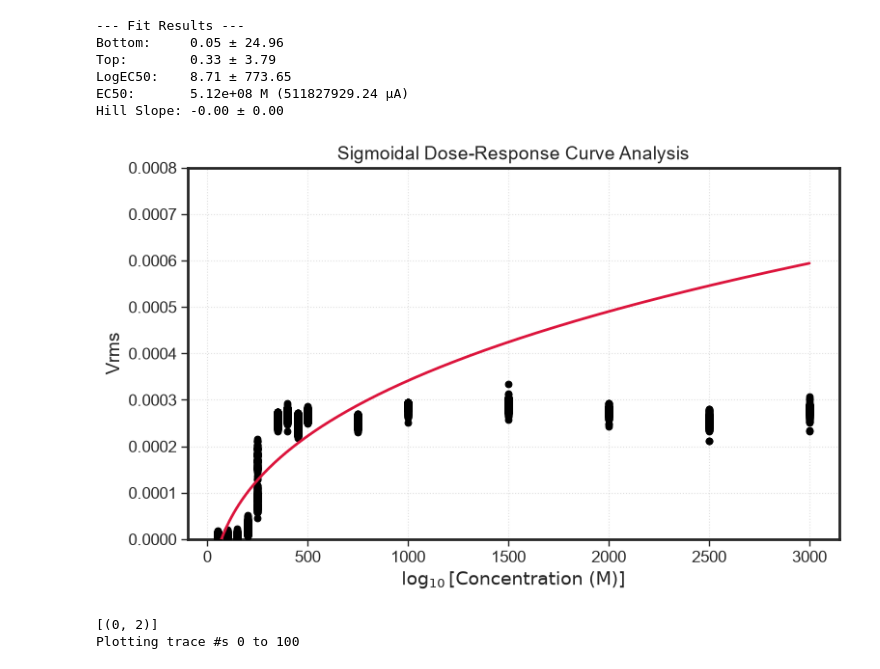
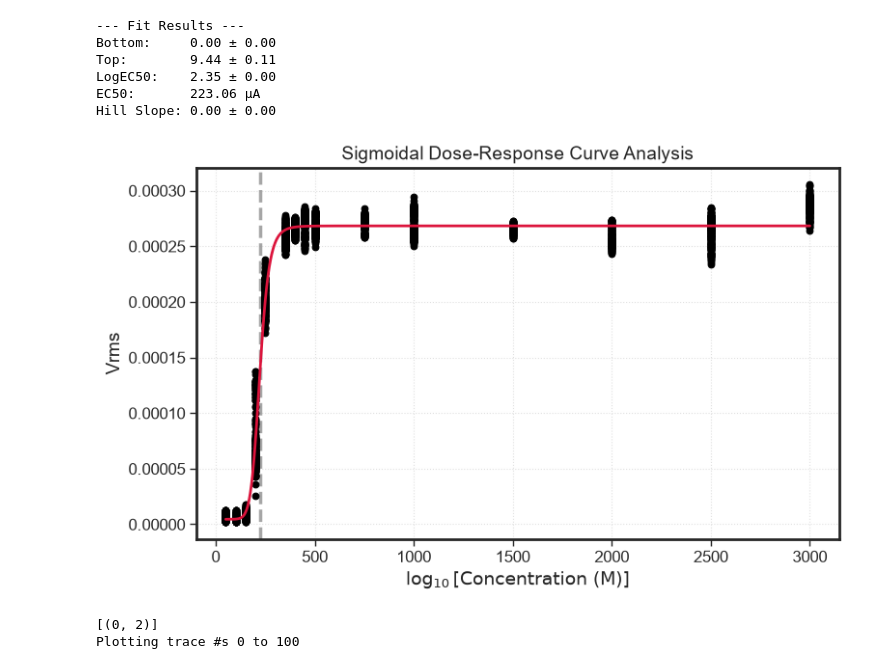
Before and after one commit to ludwig-lab/pyeCAP, a Jupyter notebook: dev/KC_pulseDRC.ipynb, the cells around one changed output. Saved outputs shown, nothing was run; the diff lists cells and outputs as text; code cells hidden in the pictures.

```diff
--- a/dev/KC_pulseDRC.ipynb
+++ b/dev/KC_pulseDRC.ipynb
@@ -135,6 +176,36 @@ rms = EMGf.pulse_RMS(parameters = stimDF.index.tolist(), channels = 'Wav1 8', wi
 rms_max = np.max([np.max(rms[param]) for param in rms.keys()])
 
 # Need to find a way to identify outlier pulses (e.g. those that had the preamp rail and exclude them from the analysis)
+for param in rms.keys():
+
+    d = rms[param]
+
+    # Interquartile Range Method
+    q1,q3 = np.percentile(d, [25,75])
+    iqr = q3 - q1
+
+    lower_bound = q1 - 1.5 * iqr
+    upper_bound = q3 + 1.5 * iqr
+
+    iqr_outlier_mask = (d < lower_bound) | (d > upper_bound)
+    iqr_clean_mask = (d >= lower_bound) & (d <= upper_bound)
+
+    iqr_outliers = d[iqr_outlier_mask]
+    iqr_clean = d[iqr_clean_mask]
+
+    #Z-Score Method
+    z_score = np.abs(scipy.stats.zscore(d))
+
+    z_outlier_mask = (z_score >= 3)
+    z_clean_mask = (z_score < 3)
+
+    z_outliers = (d[z_outlier_mask])
+    z_clean = (d[z_clean_mask])
+
+    print(param, len(iqr_outliers), len(z_outliers))
+
+    rms[param] = iqr_clean
+    #rms[param] = z_clean
 
 # Construct long format data array where one dim is pulse amplitude and the other is the Y values
 data = []
@@ -142,7 +213,7 @@ for param in rms.keys():
     amp = np.abs(stimDF.loc[param, 'pulse amplitude A (μA)'])
     amp_array = np.ones((rms[param].shape[0],1)) * amp
 
-    data.append( np.hstack([amp_array, rms[param]]))
+    data.append( np.column_stack([amp_array, rms[param]]))
     #data.append( np.hstack([amp_array, rms[param]/rms_max]))
 
     #print(amp)
@@ -161,42 +248,41 @@ ec50_molar = 10**log_ec50
 # ss_tot = np.sum((response - np.mean(response))**2)
 # r_squared = 1 - (ss_res / ss_tot)
 
 # Print Summary
 print(f"--- Fit Results ---")
 print(f"Bottom:     {bottom:.2f} ± {perr[0]:.2f}")
 print(f"Top:        {top:.2f} ± {perr[1]:.2f}")
 print(f"LogEC50:    {log_ec50:.2f} ± {perr[2]:.2f}")
-print(f"EC50:       {ec50_molar:.2e} M ({ec50_molar:.2f} µA)")
+print(f"EC50:       {ec50_molar:.2f} µA")
 print(f"Hill Slope: {hill_slope:.2f} ± {perr[3]:.2f}")
 #print(f"R² Score:   {r_squared:.4f}")
 
 # 6. Visualization
 x_dense = np.linspace(min(data[:,0]), max(data[:,0]),3000)
 y_dense = sigmoid_log10(np.log10(x_dense), *popt)
 
 plt.figure(figsize=(8, 5))
 plt.scatter(data[:,0], data[:,1], color='black', label='Data Points', zorder=3)
 plt.plot(x_dense, y_dense, color='crimson', linewidth=2, zorder = 4)#, label=f'4PL Fit ($R^2 = {r_squared:.3f}$)')
 
 # Annotate EC50
-#plt.axvline(10**log_ec50, color='gray', linestyle='--', alpha=0.7, label=f'$EC_{{50}} = {ec50_molar:.2f}\\ \\mu A$')
+plt.axvline(10**log_ec50, color='gray', linestyle='--', alpha=0.7, label=f'$EC_{{50}} = {ec50_molar:.2f}\\ \\mu A$')
 
 plt.xlabel(r'$\log_{10}[\text{Concentration (M)}]$')
 plt.ylabel('Vrms')
 plt.title('Sigmoidal Dose-Response Curve Analysis')
 #plt.legend(frameon=True)
 plt.grid(True, linestyle=':', alpha=0.6)
-plt.ylim((0,0.0008))
 plt.tight_layout()
 plt.show()
 # %% [output]
 --- Fit Results ---
-Bottom:     0.05 ± 24.96
-Top:        0.33 ± 3.79
-LogEC50:    8.71 ± 773.65
-EC50:       5.12e+08 M (511827929.24 µA)
-Hill Slope: -0.00 ± 0.00
+Bottom:     0.00 ± 0.00
+Top:        9.44 ± 0.11
+LogEC50:    2.35 ± 0.00
+EC50:       223.06 µA
+Hill Slope: 0.00 ± 0.00
-[figure, old version]
+[figure, new version]
 # %%
 EMGf.plot_binned_traces(channel = 'Wav1 8', parameter = (0,2), bin = (0,100), y_lim = (-1e3,1e3))
 # %% [output]
```
Also changed, not shown: parts of 12 cells of this notebook, 1 other file.
